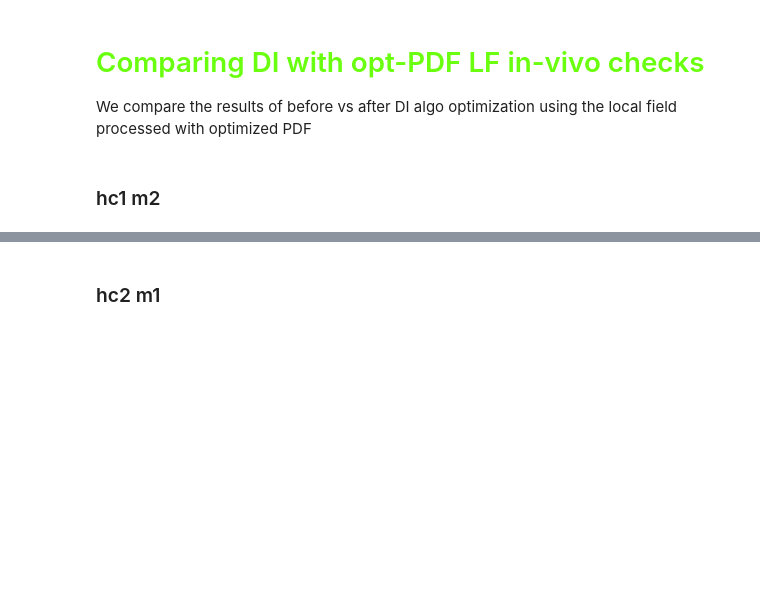
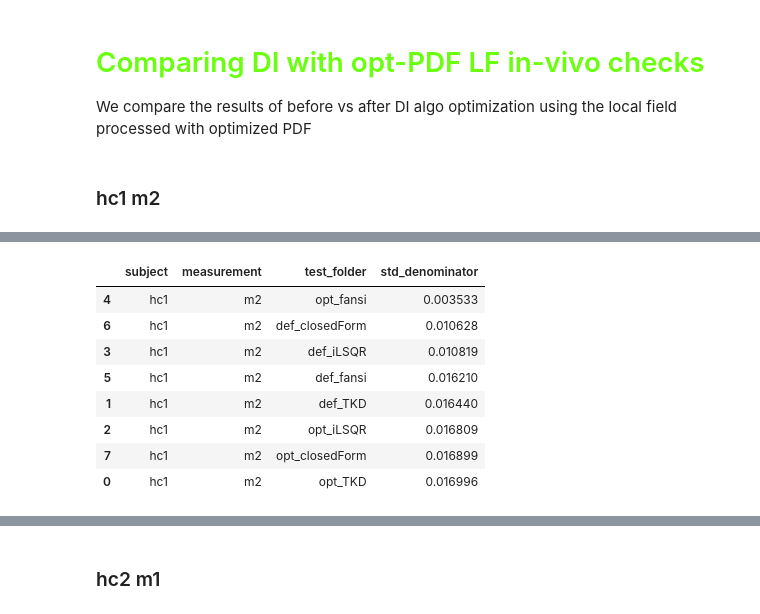
Before and after one commit to sriosq/Image-processing-strategies, a Jupyter notebook: qsm_testing/chi_mapping_metric_analysis.ipynb, the cells around one changed output, grey strips where cells are left out. Drawn from its saved outputs; the diff is of its cells as text; code cells hidden in the pictures; blank space fills up the shorter version.

```diff
--- a/qsm_testing/chi_mapping_metric_analysis.ipynb
+++ b/qsm_testing/chi_mapping_metric_analysis.ipynb
@@ -186,0 +210,12 @@ We compare the results of before vs after DI algo optimization using the local f
+# %%
+noise_sorted_hc1_m2[['subject', 'measurement', 'test_folder', 'std_denominator']]
+# %% [output]
+|  | subject | measurement | test_folder | std_denominator |
+| 4 | hc1 | m2 | opt_fansi | 0.003533 |
+| 6 | hc1 | m2 | def_closedForm | 0.010628 |
+| 3 | hc1 | m2 | def_iLSQR | 0.010819 |
+| 5 | hc1 | m2 | def_fansi | 0.016210 |
+| 1 | hc1 | m2 | def_TKD | 0.016440 |
+| 2 | hc1 | m2 | opt_iLSQR | 0.016809 |
+| 7 | hc1 | m2 | opt_closedForm | 0.016899 |
+| 0 | hc1 | m2 | opt_TKD | 0.016996 |
```
Also changed, not shown: parts of 5 cells of this notebook.
